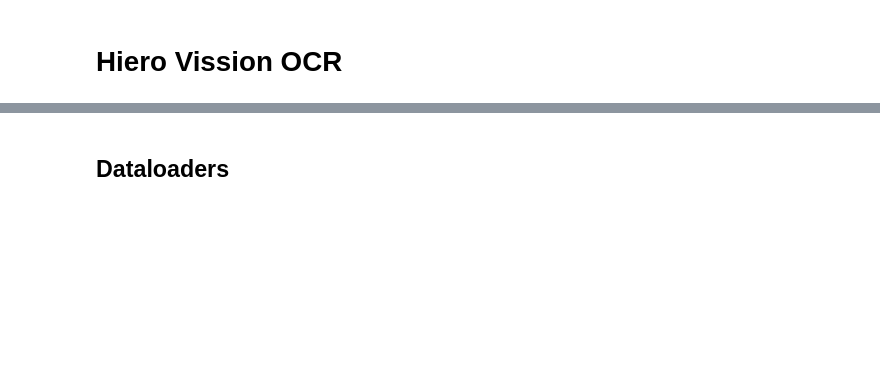
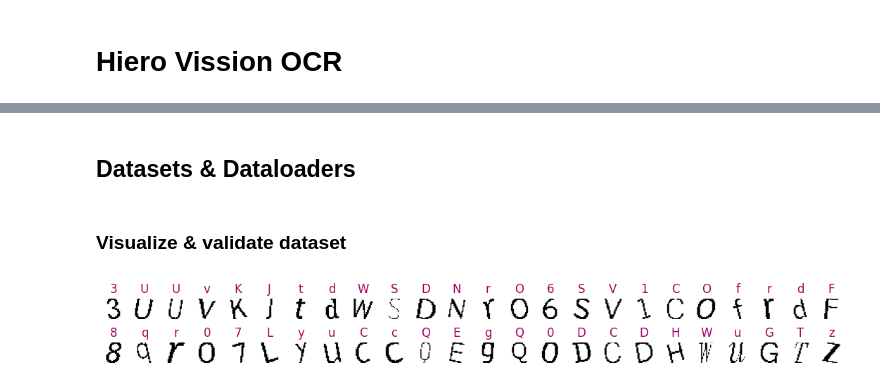
Before and after one commit to mgoyalitm/hiero-vision-ocr, a Jupyter notebook: hiero-vission.ipynb, the cells around one changed output, grey strips where cells are left out. Saved outputs shown, nothing was run; the diff lists cells and outputs as text; code cells hidden in the pictures; blank space fills up the shorter version.

```diff
--- a/hiero-vission.ipynb
+++ b/hiero-vission.ipynb
@@ -30,3 +37,3 @@ print(f"Torch Vission: {torchvision.__version__}")
 # %% [markdown]
-## Dataloaders
+## Datasets & Dataloaders
 # %%
@@ -36,0 +47,7 @@ loader = DataLoader(dataset=dnn_set, batch_size=batch_size, shuffle=True, num_wo
+# %% [markdown]
+### Visualize & validate dataset
+# %%
+from visualization import display_random_mnist_samples
+display_random_mnist_samples(dnn_set, 42, 2, 24)
+# %% [output]
+[figure, added]
```
Also changed, not shown: parts of 2 cells of this notebook, 2 other files.
